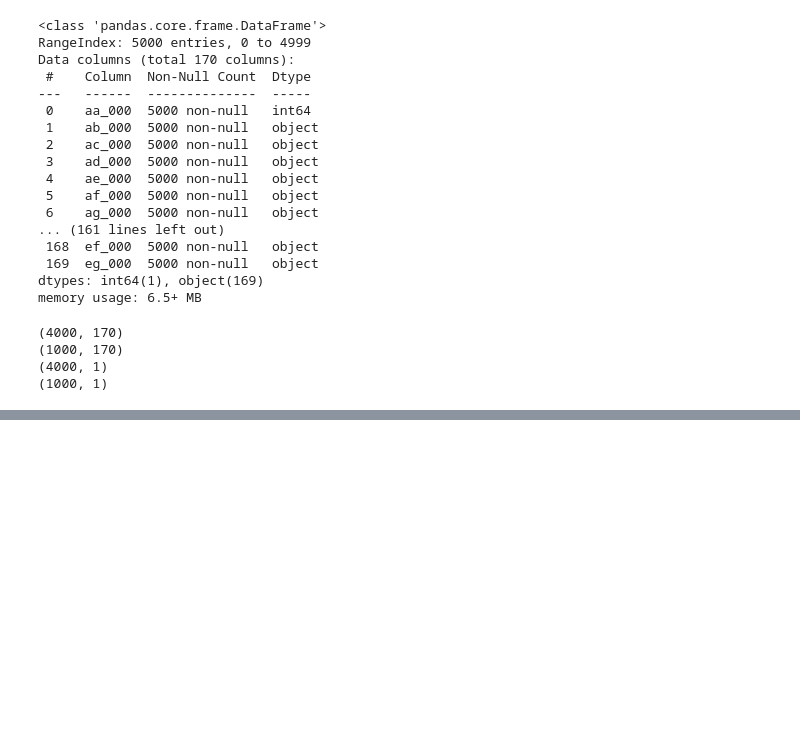
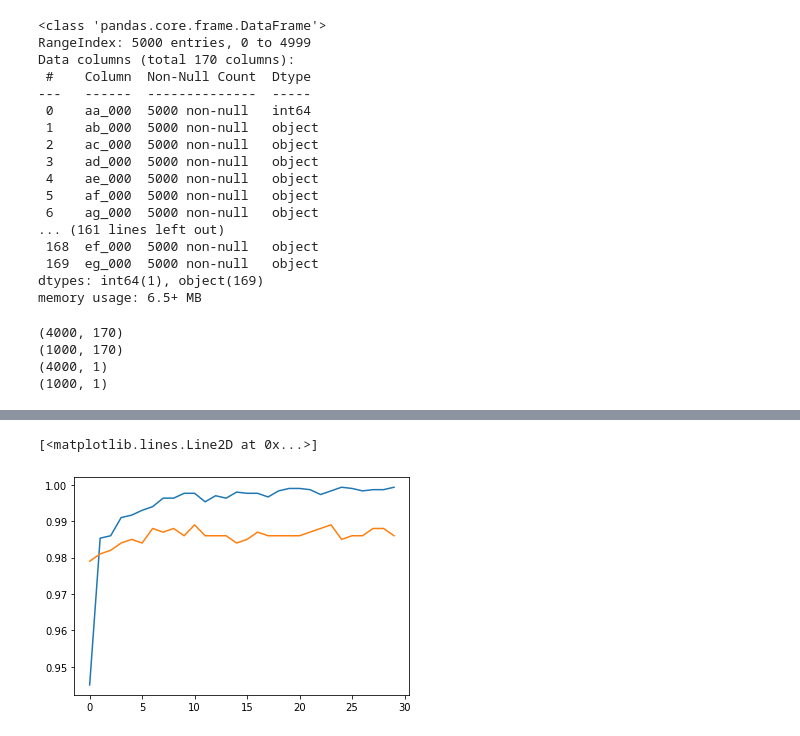
Before and after one commit to prasath9944/ANN_ImPlementation, a Jupyter notebook: fsds_21_ann_aps_sensor_fault_detection.ipynb, the cells around one changed output, grey strips where cells are left out. Saved outputs shown, nothing was run; the diff lists cells and outputs as text; code cells hidden in the pictures; blank space fills up the shorter version.

Commit message:
Model building ann

```diff
--- a/fsds_21_ann_aps_sensor_fault_detection.ipynb
+++ b/fsds_21_ann_aps_sensor_fault_detection.ipynb
@@ -222,0 +229,10 @@ X_test=sc.transform(X_test)
+# %%
+classifier=Sequential()
+
+classifier.add(Dense(units=10,kernel_initializer='he_uniform',activation='relu',input_dim=170))
+
+classifier.add(Dense(units=10,kernel_initializer='he_uniform',activation='relu'))
+
+classifier.add(Dense(units=1,kernel_initializer='glorot_uniform',activation='sigmoid'))
+# %%
+classifier.compile(optimizer='adam',loss='binary_crossentropy',metrics=['accuracy'])
@@ -222,0 +257,2 @@ X_test=sc.transform(X_test)
+# %%
+model_history=classifier.fit(X_train,y_train,batch_size=10,epochs=30,validation_split=0.25)
@@ -222,0 +301,6 @@ X_test=sc.transform(X_test)
+# %%
+plt.plot(model_history.history['accuracy'])
+plt.plot(model_history.history['val_accuracy'])
+# %% [output]
+[<matplotlib.lines.Line2D at 0x...>]
+[figure, added]
```
Also changed, not shown: parts of 13 cells of this notebook.
